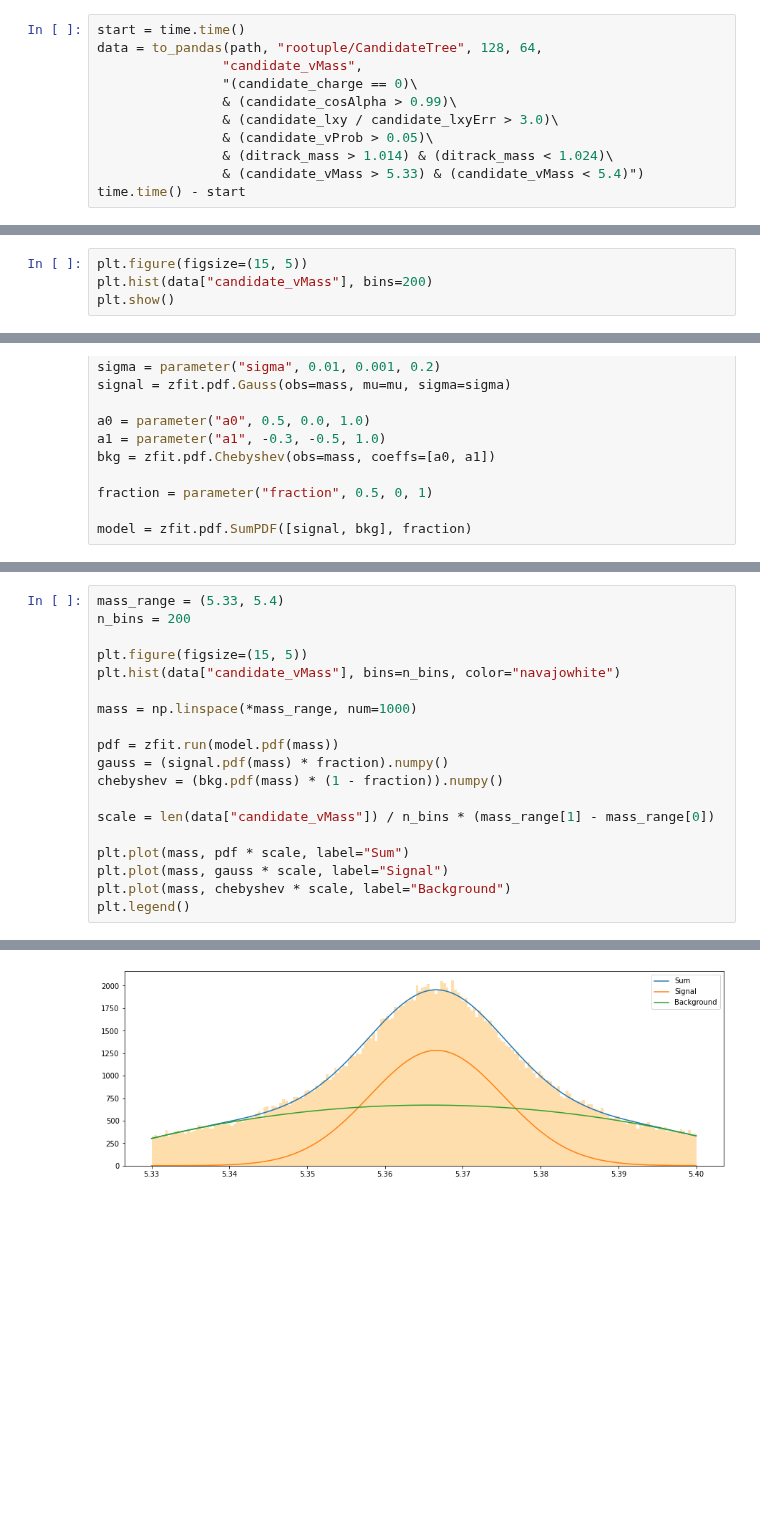
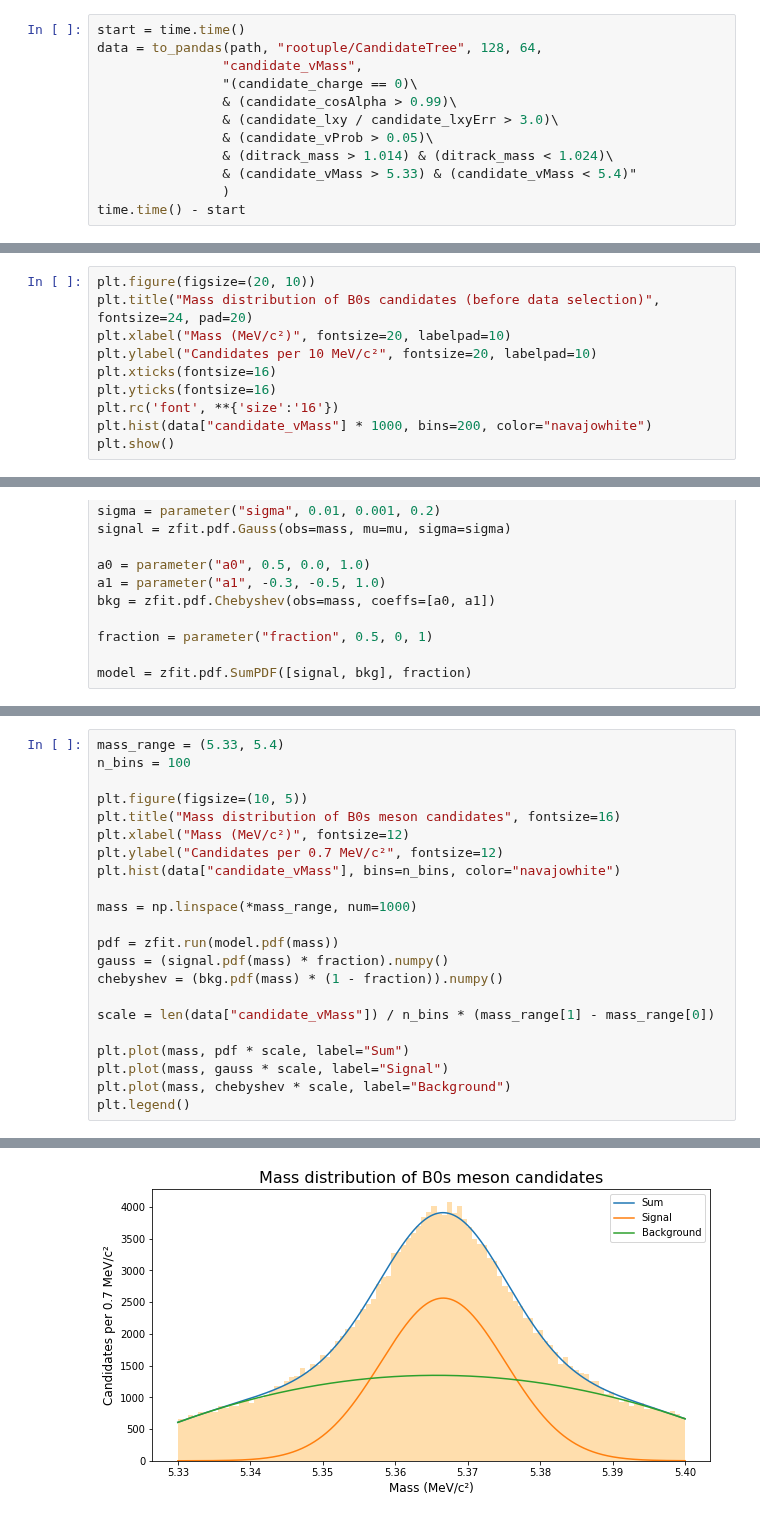
Before and after one commit to bucket420/DOE-INFN-2022, a Jupyter notebook: workflow_uproot.ipynb, the cells around one changed output, grey strips where cells are left out. Saved outputs shown, nothing was run; the diff lists cells and outputs as text; blank space fills up the shorter version.

```diff
--- a/workflow_uproot.ipynb
+++ b/workflow_uproot.ipynb
@@ -75,6 +67,7 @@ data = to_pandas(path, "rootuple/CandidateTree", 128, 64,
                 & (candidate_lxy / candidate_lxyErr > 3.0)\
                 & (candidate_vProb > 0.05)\
                 & (ditrack_mass > 1.014) & (ditrack_mass < 1.024)\
-                & (candidate_vMass > 5.33) & (candidate_vMass < 5.4)")
+                & (candidate_vMass > 5.33) & (candidate_vMass < 5.4)"
+                )
 time.time() - start
 # %% [output]
@@ -82,5 +75,11 @@ time.time() - start
 # %%
-plt.figure(figsize=(15, 5))
-plt.hist(data["candidate_vMass"], bins=200)
+plt.figure(figsize=(20, 10))
+plt.title("Mass distribution of B0s candidates (before data selection)", fontsize=24, pad=20)
+plt.xlabel("Mass (MeV/c²)", fontsize=20, labelpad=10)
+plt.ylabel("Candidates per 10 MeV/c²", fontsize=20, labelpad=10)
+plt.xticks(fontsize=16)
+plt.yticks(fontsize=16)
+plt.rc('font', **{'size':'16'})
+plt.hist(data["candidate_vMass"] * 1000, bins=200, color="navajowhite")
 plt.show()
 # %% [output]
@@ -139,23 +136,26 @@ a0         0.02812       False
 a1         -0.3602       False
 # %%
 mass_range = (5.33, 5.4)
-n_bins = 200
+n_bins = 100
 
-plt.figure(figsize=(15, 5))
+plt.figure(figsize=(10, 5))
+plt.title("Mass distribution of B0s meson candidates", fontsize=16)
+plt.xlabel("Mass (MeV/c²)", fontsize=12)
+plt.ylabel("Candidates per 0.7 MeV/c²", fontsize=12)
 plt.hist(data["candidate_vMass"], bins=n_bins, color="navajowhite")
 
 mass = np.linspace(*mass_range, num=1000)
 
 pdf = zfit.run(model.pdf(mass))
 gauss = (signal.pdf(mass) * fraction).numpy()
 chebyshev = (bkg.pdf(mass) * (1 - fraction)).numpy()
 
 scale = len(data["candidate_vMass"]) / n_bins * (mass_range[1] - mass_range[0])
 
 plt.plot(mass, pdf * scale, label="Sum")
 plt.plot(mass, gauss * scale, label="Signal")
 plt.plot(mass, chebyshev * scale, label="Background")
 plt.legend()
 # %% [output]
 <matplotlib.legend.Legend at 0x...>
-[figure, old version]
+[figure, new version]
```
Also changed, not shown: parts of 5 cells of this notebook, 12 other files.
